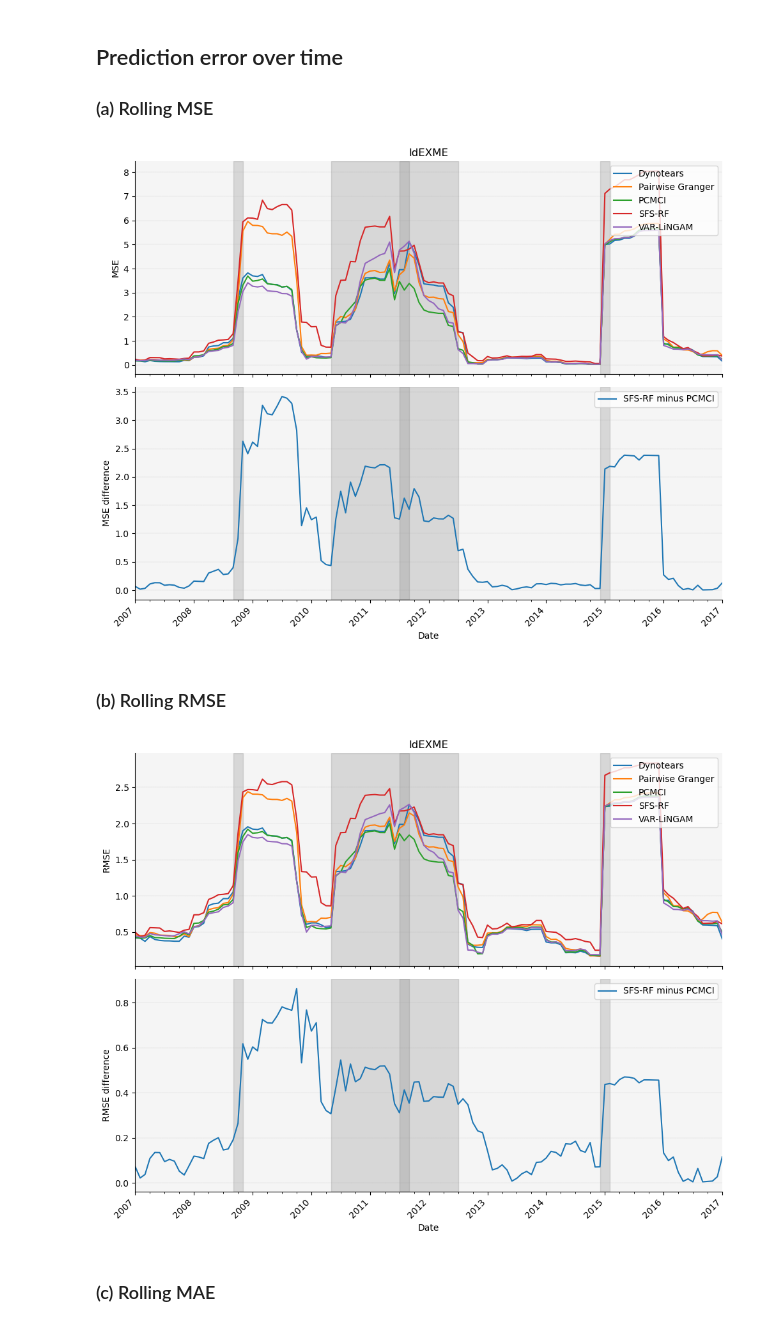
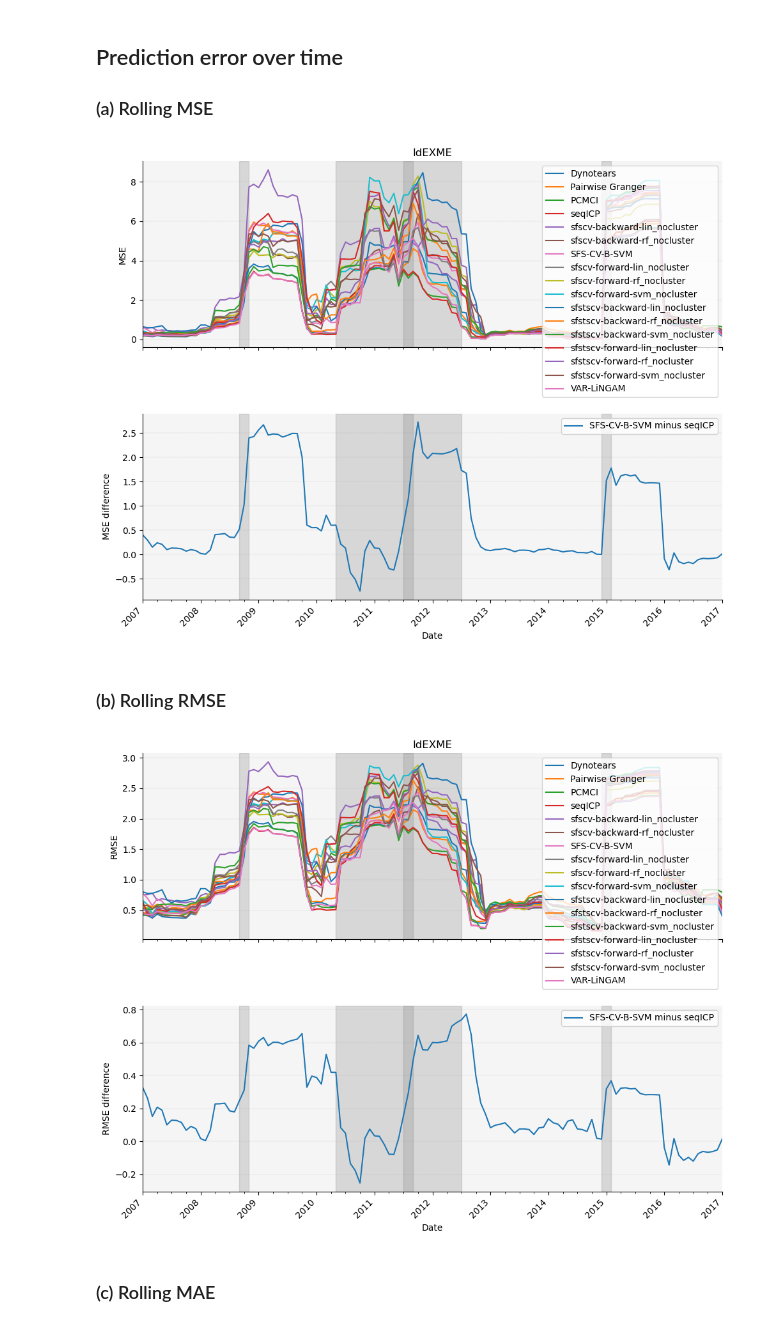
Before and after one commit to dcuoliveira/cml-fin, a Jupyter notebook: src/results_report_forecasting.ipynb, the cells around one changed output. Cells and saved outputs as stored; diff of their text form; code cells hidden in the pictures.

```diff
--- a/src/results_report_forecasting.ipynb
+++ b/src/results_report_forecasting.ipynb
@@ -28,12 +28,23 @@ fs_methods_tags = {}
 # }
 
 fs_methods = [
-    # "seqICP_nocluster",
+    "seqICP_nocluster",
     "pcmci_nocluster",
     "dynotears_nocluster",
     "pairwise-granger_nocluster",
     "var-lingam_nocluster",
-    "sfstscv-rf_nocluster"
+    "sfscv-forward-lin_nocluster",
+    "sfscv-backward-lin_nocluster",
+    "sfscv-forward-svm_nocluster",
+    "sfscv-backward-svm_nocluster",
+    "sfscv-forward-rf_nocluster",
+    "sfscv-backward-rf_nocluster",
+    "sfstscv-forward-lin_nocluster",
+    "sfstscv-backward-lin_nocluster",
+    "sfstscv-forward-svm_nocluster",
+    "sfstscv-backward-svm_nocluster",
+    "sfstscv-forward-rf_nocluster",
+    "sfstscv-backward-rf_nocluster"
     ]
 
 etfs = [
@@ -308,13 +355,13 @@ for m in metric_names:
 # %%
 # SPY, XLP, XLK, XLY, XLF, XLB, XLI
 
-benchmark_name = "sfstscv-rf_nocluster"
-causal_name = "pcmci_nocluster"
+benchmark_name = "sfscv-backward-svm_nocluster"
+causal_name = "seqICP_nocluster"
 
 selected_models = fs_methods.copy()
 
 rename_fs = {
-    "sfstscv-rf_nocluster": "SFS-RF",
+    "sfscv-backward-svm_nocluster": "SFS-CV-B-SVM",
     "dynotears_nocluster": "Dynotears",
     "pairwise-granger_nocluster": "Pairwise Granger",
     "seqICP_nocluster": "seqICP",
@@ -383,19 +430,19 @@ for etf in all_rolling_metrics_df["etf"].unique():
     # Show the plot
     plt.show()
 # %% [output]
-[figure, old version]
+[figure, new version]
 # %% [markdown]
 ### (b) Rolling RMSE
 # %%
 # SPY, XLP, XLK, XLY, XLF, XLB, XLI
 
-benchmark_name = "sfstscv-rf_nocluster"
-causal_name = "pcmci_nocluster"
+benchmark_name = "sfscv-backward-svm_nocluster"
+causal_name = "seqICP_nocluster"
 
 selected_models = fs_methods.copy()
 
 rename_fs = {
-    "sfstscv-rf_nocluster": "SFS-RF",
+    "sfscv-backward-svm_nocluster": "SFS-CV-B-SVM",
     "dynotears_nocluster": "Dynotears",
     "pairwise-granger_nocluster": "Pairwise Granger",
     "seqICP_nocluster": "seqICP",
@@ -437,34 +484,34 @@ for etf in all_rolling_metrics_df["etf"].unique():
     axs[1].spines['top'].set_visible(False)
     axs[1].spines['right'].set_visible(False)
 
     # Add shaded regions for each event
     for event_name, date in event_dates:
         start_date, end_date = date[0], date[1]
         axs[0].axvspan(pd.to_datetime(start_date), pd.to_datetime(end_date), color='grey', alpha=0.25)
         axs[1].axvspan(pd.to_datetime(start_date), pd.to_datetime(end_date), color='grey', alpha=0.25)
 
         #  # Check if the event is GFC and add text label
         # if (event_name == "GFC") or (event_name == "COVID-19"):
         #     mid_point = pd.to_datetime(start_date) + (pd.to_datetime(end_date) - pd.to_datetime(start_date)) / 2
         #     axs[0].text(mid_point, axs[0].get_ylim()[1] * 0.55, event_name, horizontalalignment='center', verticalalignment='top', color='black', fontsize=10)
         #     axs[1].text(mid_point, axs[1].get_ylim()[1] * 0.55, event_name, horizontalalignment='center', verticalalignment='top', color='black', fontsize=10)
 
 
     # Set x-ticks to yearly frequency, adjust as necessary
     tick_positions = pd.date_range(start=etf_rolling_metrics_df.index.min(), end=etf_rolling_metrics_df.index.max(), freq='AS')
     axs[1].set_xticks(tick_positions)
     axs[1].set_xticklabels([tp.strftime('%Y') for tp in tick_positions], rotation=45, ha='right')
 
     # Adjust layout for better visualization
     plt.tight_layout()
 
     # Export plot
     fig.savefig(os.path.join(results_path, f'{etf}_rolling_rmse.png'))
 
     # Show the plot
     plt.show()
 # %% [output]
-[figure, old version]
+[figure, new version]
 # %% [markdown]
 ### (c) Rolling MAE
 # %%
```
Also changed, not shown: parts of 8 cells of this notebook, 10 other files.
